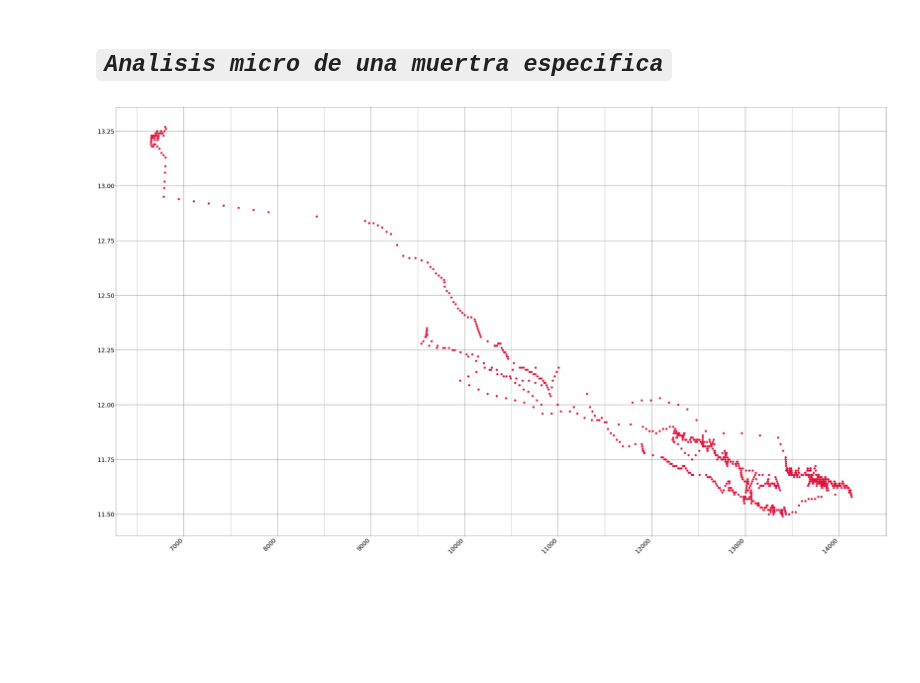
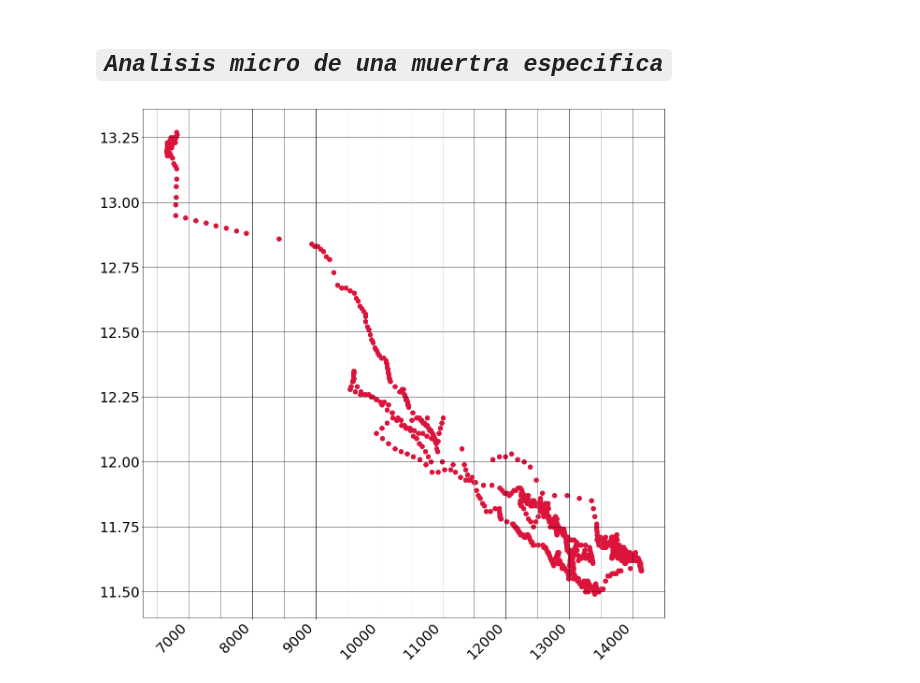
Before and after one commit to JuanCappelletti/Consteel_H06, a Jupyter notebook: Muestra_Micro.ipynb, the cells around one changed output. Cells and saved outputs as stored; diff of their text form; code cells hidden in the pictures; blank space fills up the shorter version.

```diff
--- a/Muestra_Micro.ipynb
+++ b/Muestra_Micro.ipynb
@@ -23,19 +23,19 @@ df=pd.DataFrame(datos)
 dfx=df.copy()
 dfx.Time= dfx.Date.values+' '+dfx.Time.values
 # %%
-fig1, ax = plt.subplots(1, figsize=(70,40))
+fig1, ax = plt.subplots(1, figsize=(20,20))
 ax.scatter(dfx['FQI161'],dfx['PIR161'],color='crimson',s=100)
 labels = ax.get_xticklabels()
 labels1= ax.get_yticklabels()
 plt.setp(labels, rotation=45,fontsize=30, horizontalalignment='right')
 plt.setp(labels1,fontsize=30, horizontalalignment='right')
 
 ax.xaxis.set_major_locator(MultipleLocator(1000),)
 ax.xaxis.set_minor_locator(MultipleLocator(500),)
 ax.axes.grid(True, which='minor',color='grey',axis='both')
 ax.axes.grid(True, which='major',color='black',axis='both')
 fig1.show()
 
 ax.autoscale_view()
 # %% [output]
-[figure, old version]
+[figure, new version]
```
Also changed, not shown: parts of 3 cells of this notebook.
